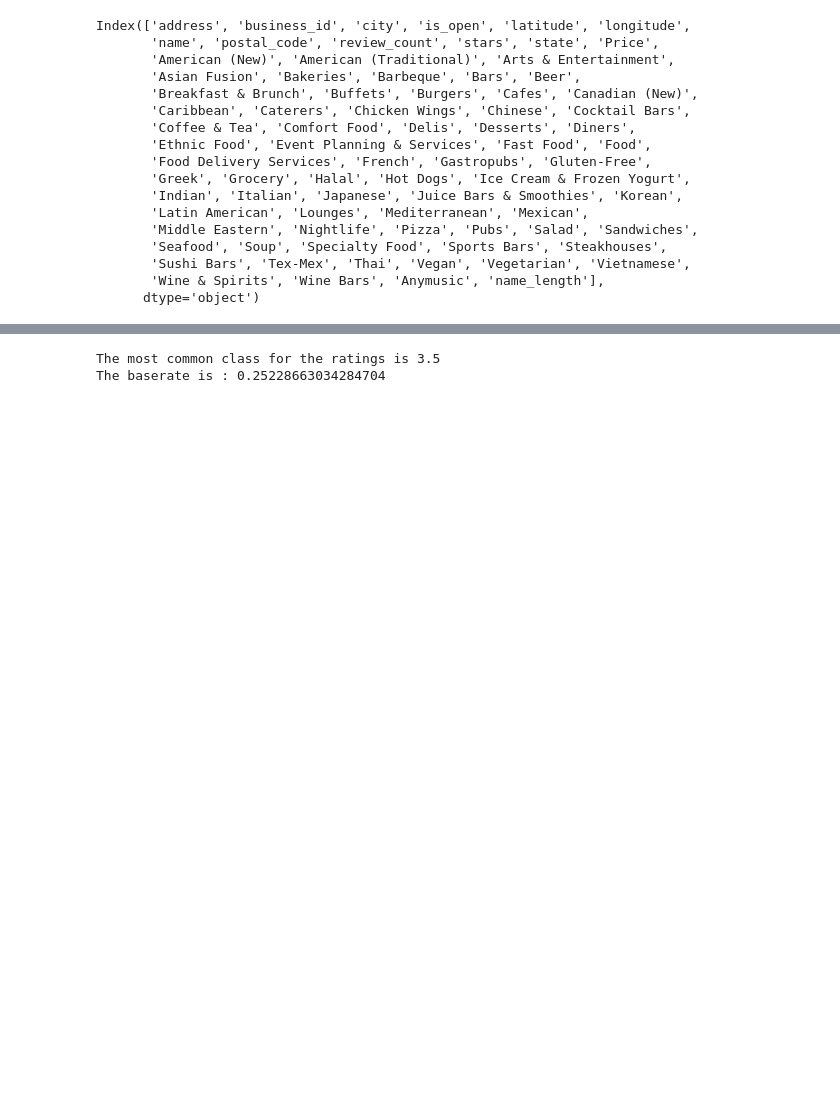
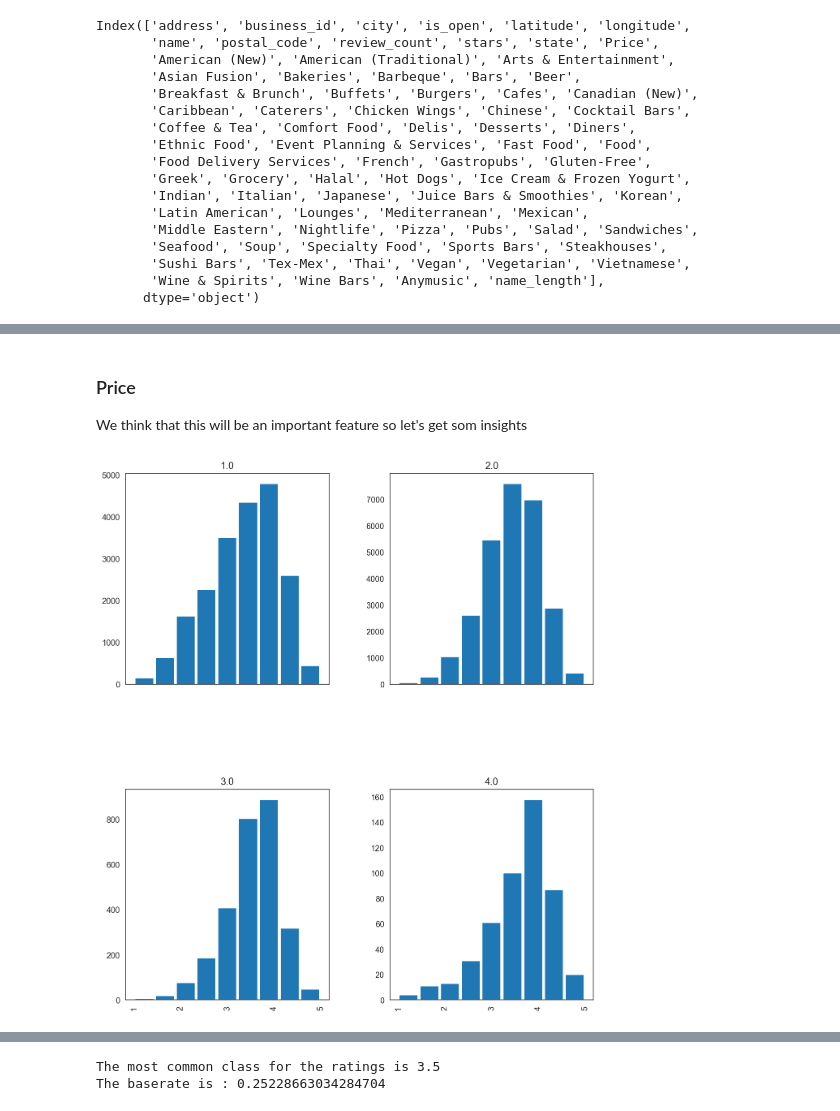
Before and after one commit to DLaux/DMML-Project, a Jupyter notebook: code/Main.ipynb, the cells around one changed output, grey strips where cells are left out. Cells and saved outputs as stored; diff of their text form; code cells hidden in the pictures; blank space fills up the shorter version.

```diff
--- a/code/Main.ipynb
+++ b/code/Main.ipynb
@@ -91,0 +197,7 @@ df["name_length"]= df["name_length"].astype(int)
+# %% [markdown]
+### Price
+We think that this will be an important feature so let's get som insights
+# %%
+ax = df.hist(column="stars", by='Price',bins=9, grid=False, figsize=(10,12), layout=(2,2), sharex=True, zorder=2, rwidth=0.9)
+# %% [output]
+[figure, added]
```
Also changed, not shown: parts of 73 cells of this notebook.
